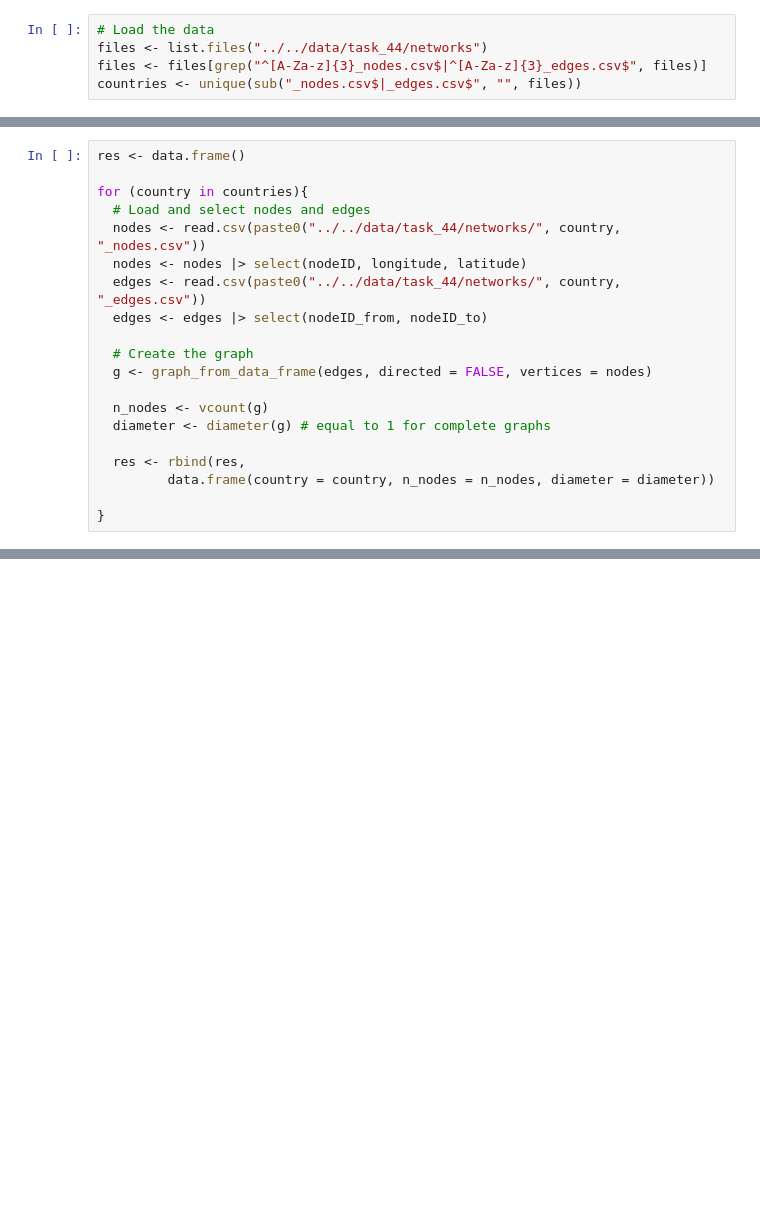
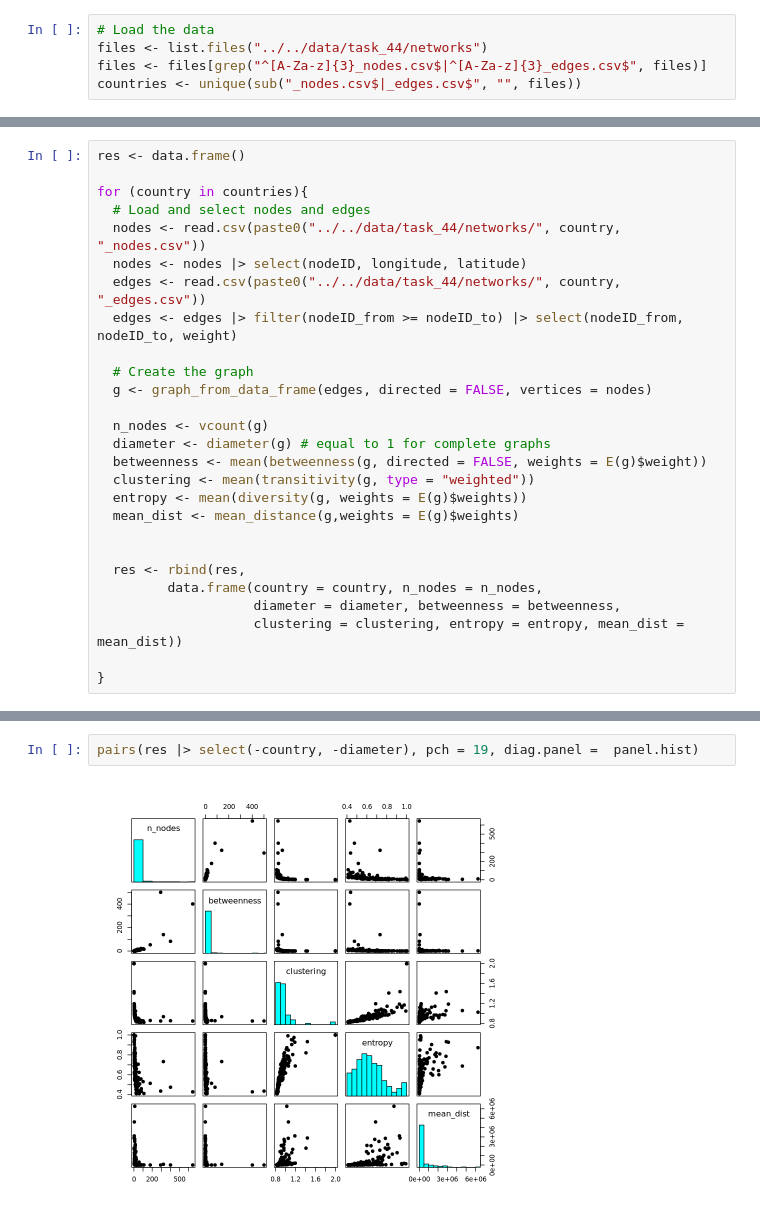
Before and after one commit to paololapo/ComplexNetworks_projects, a Jupyter notebook: code/task_44/Network_comparison.ipynb, the cells around one changed output, grey strips where cells are left out. Drawn from its saved outputs; the diff is of its cells as text; blank space fills up the shorter version.

```diff
--- a/code/task_44/Network_comparison.ipynb
+++ b/code/task_44/Network_comparison.ipynb
@@ -37,16 +69,23 @@ for (country in countries){
   nodes <- read.csv(paste0("../../data/task_44/networks/", country, "_nodes.csv"))
   nodes <- nodes |> select(nodeID, longitude, latitude)
   edges <- read.csv(paste0("../../data/task_44/networks/", country, "_edges.csv"))
-  edges <- edges |> select(nodeID_from, nodeID_to)
+  edges <- edges |> filter(nodeID_from >= nodeID_to) |> select(nodeID_from, nodeID_to, weight)
 
   # Create the graph
   g <- graph_from_data_frame(edges, directed = FALSE, vertices = nodes)
 
   n_nodes <- vcount(g)
   diameter <- diameter(g) # equal to 1 for complete graphs
+  betweenness <- mean(betweenness(g, directed = FALSE, weights = E(g)$weight))
+  clustering <- mean(transitivity(g, type = "weighted"))
+  entropy <- mean(diversity(g, weights = E(g)$weights))
+  mean_dist <- mean_distance(g,weights = E(g)$weights)
+
 
   res <- rbind(res,
-         data.frame(country = country, n_nodes = n_nodes, diameter = diameter))
+         data.frame(country = country, n_nodes = n_nodes,
+                    diameter = diameter, betweenness = betweenness,
+                    clustering = clustering, entropy = entropy, mean_dist = mean_dist))
 
 }
 # %%
@@ -57,0 +97,4 @@ plot(nodes_count$n_nodes, nodes_count$count, type = "o", xlab = "Number of nodes
+# %%
+pairs(res |> select(-country, -diameter), pch = 19, diag.panel =  panel.hist)
+# %% [output]
+[figure, added]
```
Also changed, not shown: parts of 12 cells of this notebook, 1 other file.
